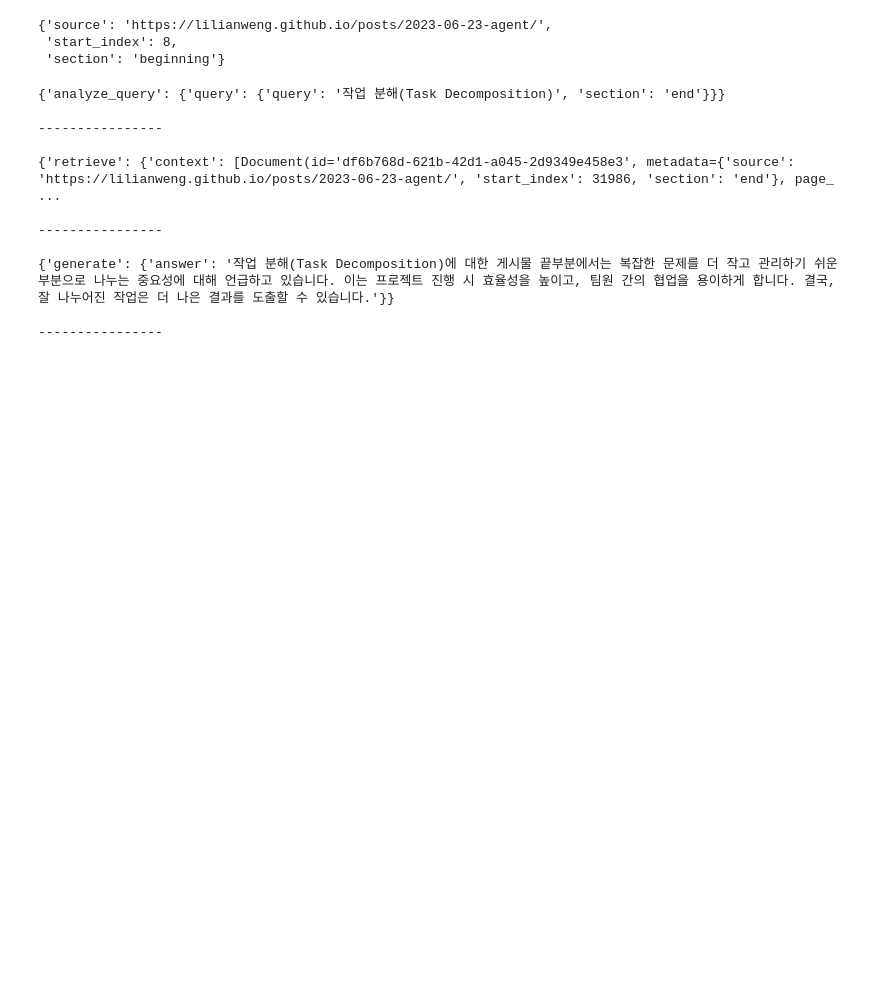
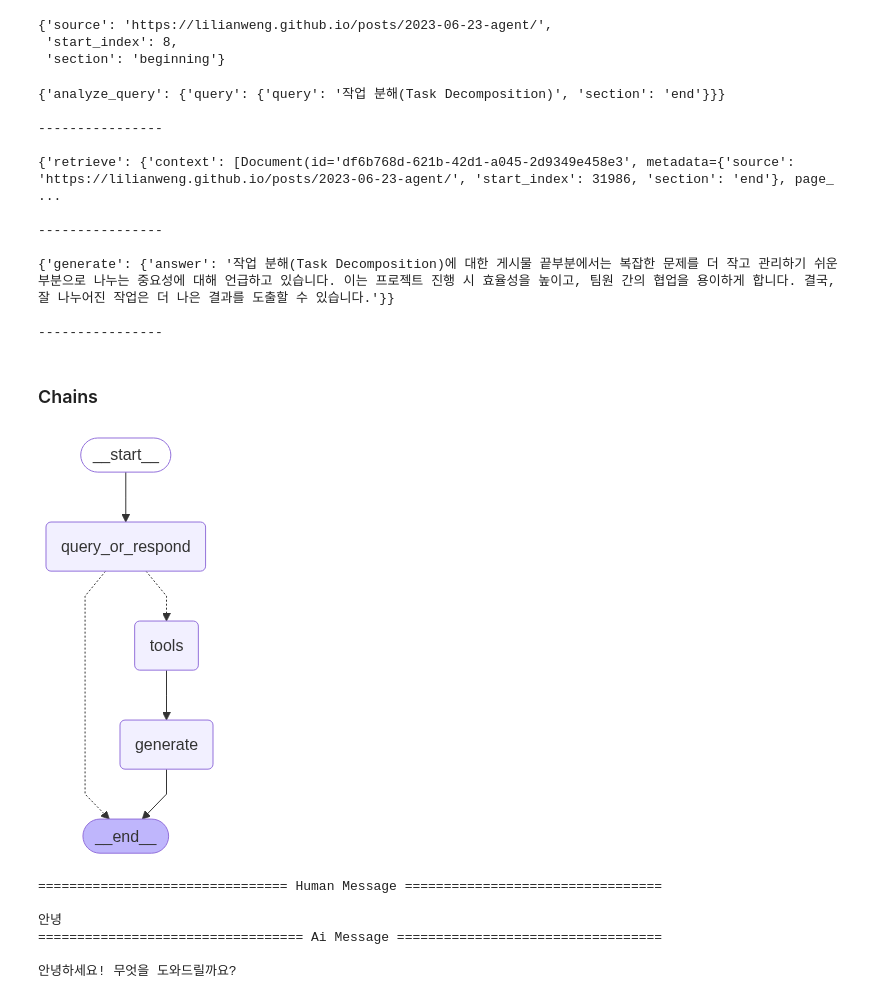
Before and after one commit to jcw1031/langchain-practice, a Jupyter notebook: langchain_docs_tutorial.ipynb, the cells around one changed output. Cells and saved outputs as stored; diff of their text form; code cells hidden in the pictures; blank space fills up the shorter version.

Commit message:
LangChain docs tutorials - Chains

```diff
--- a/langchain_docs_tutorial.ipynb
+++ b/langchain_docs_tutorial.ipynb
@@ -96,6 +97,7 @@ Answer:
 from typing_extensions import List, TypedDict, Annotated
 from langchain_core.documents import Document
 from typing import Literal
+from langchain_core.tools import tool
 
 
 class Search(TypedDict):
@@ -124,13 +126,15 @@ def analyze_query(state: State):
     return {"query": query}
 
 
-def retrieve(state: State):
-    query = state["query"]
-    retrieved_docs = vector_store.similarity_search(
-        query["query"],
-        filter=lambda doc: doc.metadata.get("section") == query["section"],
+@tool(response_format="content_and_artifact")
+def retrieve(query: str):
+    """Retrieve information related to a query."""
+    retrieved_docs = vector_store.similarity_search(query, k=2)
+    serialized = "\n\n".join(
+        f"Source: {doc.metadata}\n" f"Content: {doc.page_content}"
+        for doc in retrieved_docs
     )
-    return {"context": retrieved_docs}
+    return serialized, retrieved_docs
 
 
 def generate(state: State):
@@ -217,3 +221,5 @@ for step in graph.stream({"question": "작업 분해(Task Decomposition)에 대
 {'generate': {'answer': '작업 분해(Task Decomposition)에 대한 게시물 끝부분에서는 복잡한 문제를 더 작고 관리하기 쉬운 부분으로 나누는 중요성에 대해 언급하고 있습니다. 이는 프로젝트 진행 시 효율성을 높이고, 팀원 간의 협업을 용이하게 합니다. 결국, 잘 나누어진 작업은 더 나은 결과를 도출할 수 있습니다.'}}
 
 ----------------
+# %% [markdown]
+### Chains
@@ -219,0 +281,39 @@ for step in graph.stream({"question": "작업 분해(Task Decomposition)에 대
+# %%
+from langgraph.graph import END
+from langgraph.prebuilt import ToolNode, tools_condition
+
+graph_builder.add_node(query_or_respond)
+graph_builder.add_node(tools)
+graph_builder.add_node(generate)
+
+graph_builder.set_entry_point("query_or_respond")
+graph_builder.add_conditional_edges(
+    "query_or_respond",
+    tools_condition,
+    {END: END, "tools": "tools"},
+)
+graph_builder.add_edge("tools", "generate")
+graph_builder.add_edge("generate", END)
+
+graph = graph_builder.compile()
+# %%
+from IPython.display import Image, display
+
+display(Image(graph.get_graph().draw_mermaid_png()))
+# %% [output]
+[figure, added]
+# %%
+input_message = "안녕"
+
+for step in graph.stream(
+        {"messages": [{"role": "user", "content": input_message}]},
+        stream_mode="values",
+):
+    step["messages"][-1].pretty_print()
+# %% [output]
+================================ Human Message =================================
+
+안녕
+================================== Ai Message ==================================
+
+안녕하세요! 무엇을 도와드릴까요?
```
Also changed, not shown: parts of 5 cells of this notebook.
